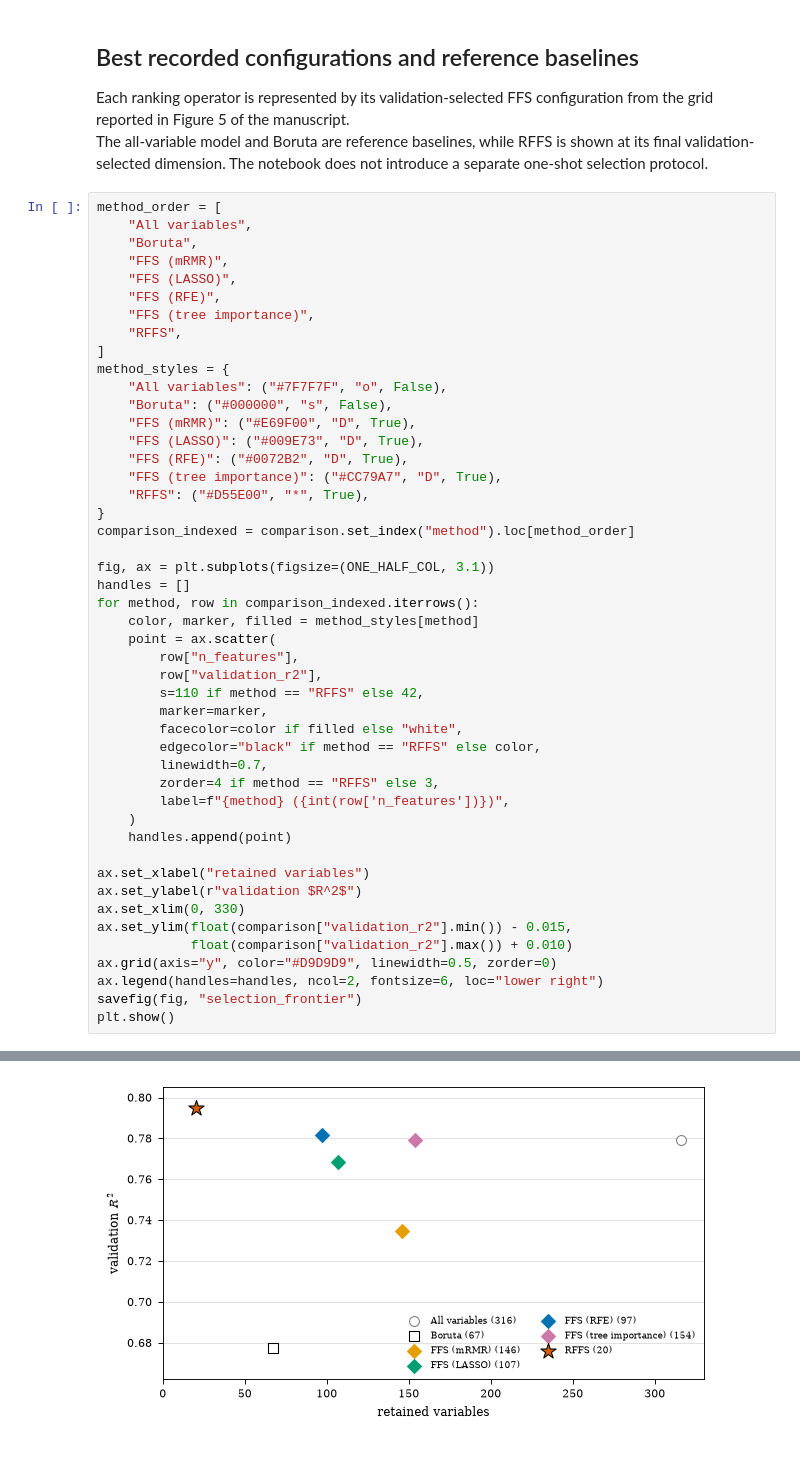
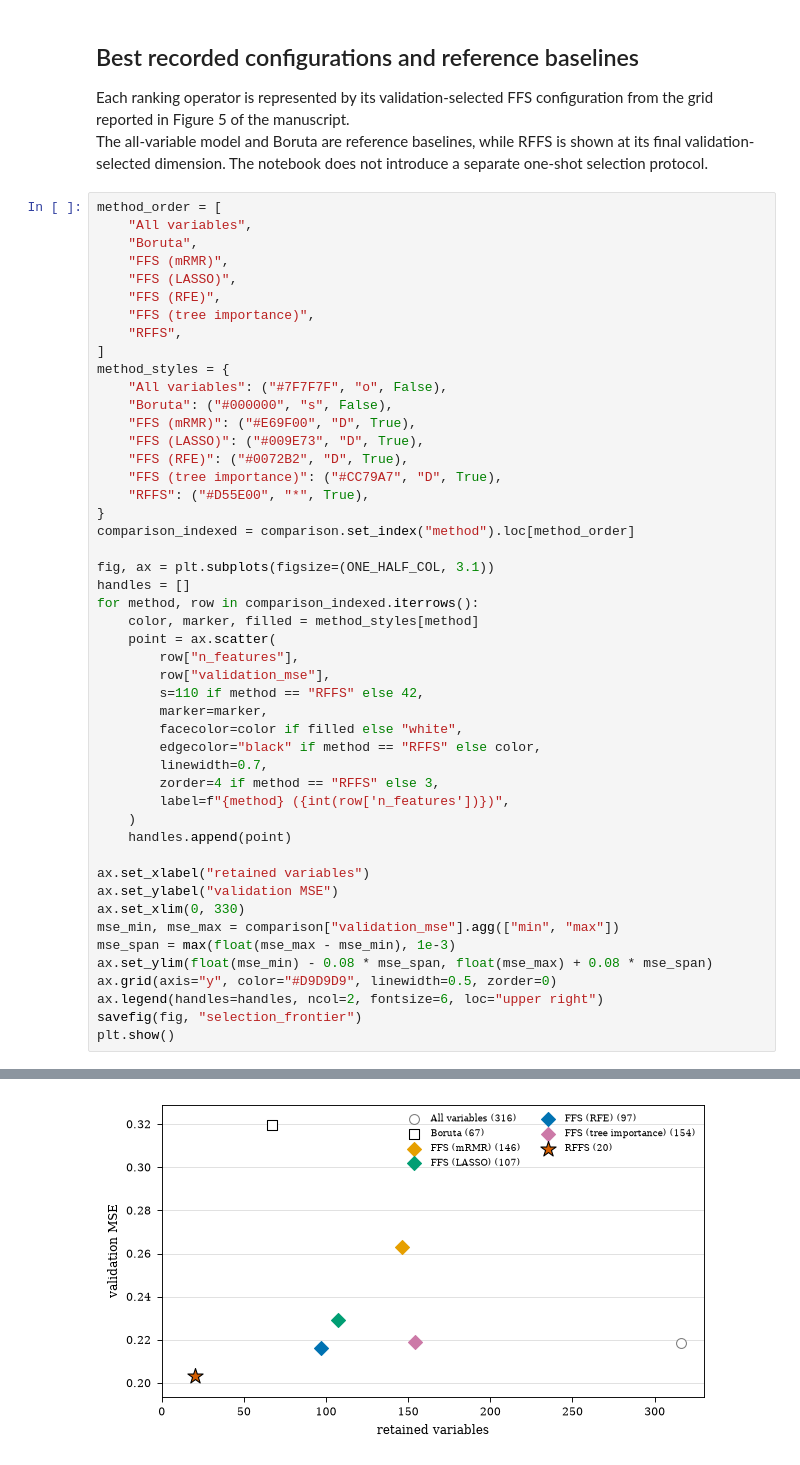
Before and after one commit to LouisTier/xopa, a Jupyter notebook: notebooks/03_baselines.ipynb, the cells around one changed output, grey strips where cells are left out. Drawn from its saved outputs; the diff is of its cells as text.

```diff
--- a/notebooks/03_baselines.ipynb
+++ b/notebooks/03_baselines.ipynb
@@ -193,36 +198,37 @@ method_styles = {
     "FFS (LASSO)": ("#009E73", "D", True),
     "FFS (RFE)": ("#0072B2", "D", True),
     "FFS (tree importance)": ("#CC79A7", "D", True),
     "RFFS": ("#D55E00", "*", True),
 }
 comparison_indexed = comparison.set_index("method").loc[method_order]
 
 fig, ax = plt.subplots(figsize=(ONE_HALF_COL, 3.1))
 handles = []
 for method, row in comparison_indexed.iterrows():
     color, marker, filled = method_styles[method]
     point = ax.scatter(
         row["n_features"],
-        row["validation_r2"],
+        row["validation_mse"],
         s=110 if method == "RFFS" else 42,
         marker=marker,
         facecolor=color if filled else "white",
         edgecolor="black" if method == "RFFS" else color,
         linewidth=0.7,
         zorder=4 if method == "RFFS" else 3,
         label=f"{method} ({int(row['n_features'])})",
     )
     handles.append(point)
 
 ax.set_xlabel("retained variables")
-ax.set_ylabel(r"validation $R^2$")
+ax.set_ylabel("validation MSE")
 ax.set_xlim(0, 330)
-ax.set_ylim(float(comparison["validation_r2"].min()) - 0.015,
-            float(comparison["validation_r2"].max()) + 0.010)
+mse_min, mse_max = comparison["validation_mse"].agg(["min", "max"])
+mse_span = max(float(mse_max - mse_min), 1e-3)
+ax.set_ylim(float(mse_min) - 0.08 * mse_span, float(mse_max) + 0.08 * mse_span)
 ax.grid(axis="y", color="#D9D9D9", linewidth=0.5, zorder=0)
-ax.legend(handles=handles, ncol=2, fontsize=6, loc="lower right")
+ax.legend(handles=handles, ncol=2, fontsize=6, loc="upper right")
 savefig(fig, "selection_frontier")
 plt.show()
 # %% [output]
 saved: /Users/berthier/Development/PhD/xopa/results/notebook-figures/03_baselines/selection_frontier.pdf/.png
-[figure, old version]
+[figure, new version]
```
Also changed, not shown: parts of 2 cells of this notebook, 3 other files.
